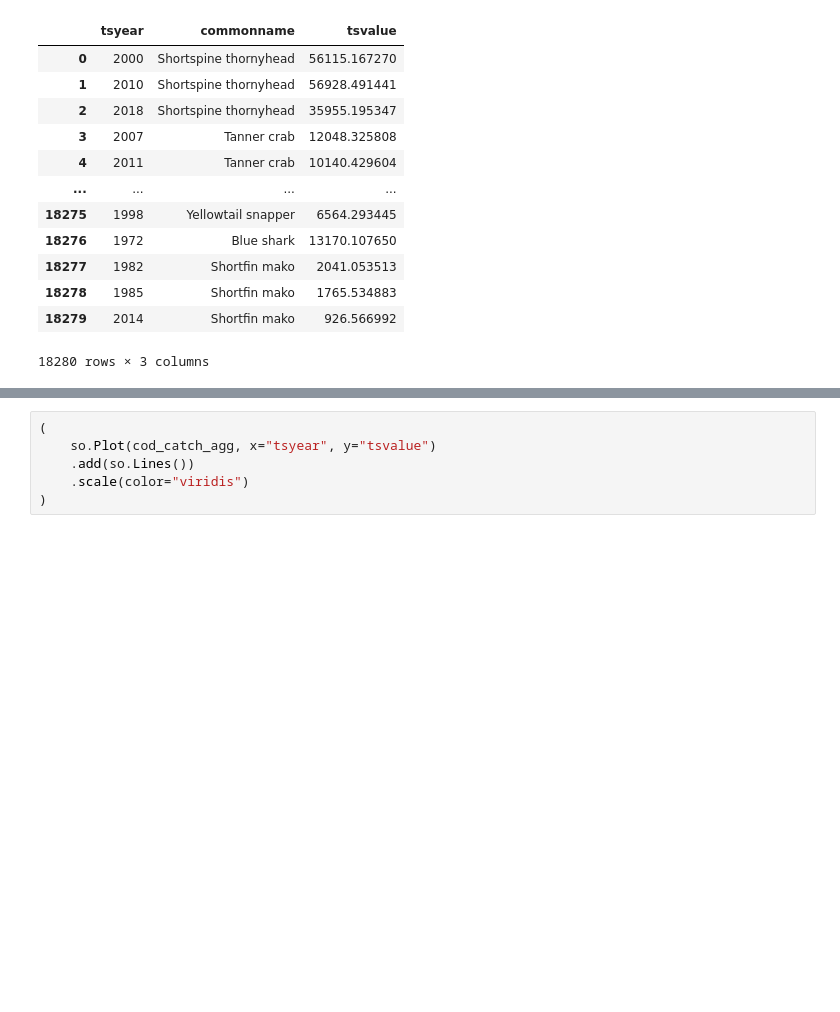
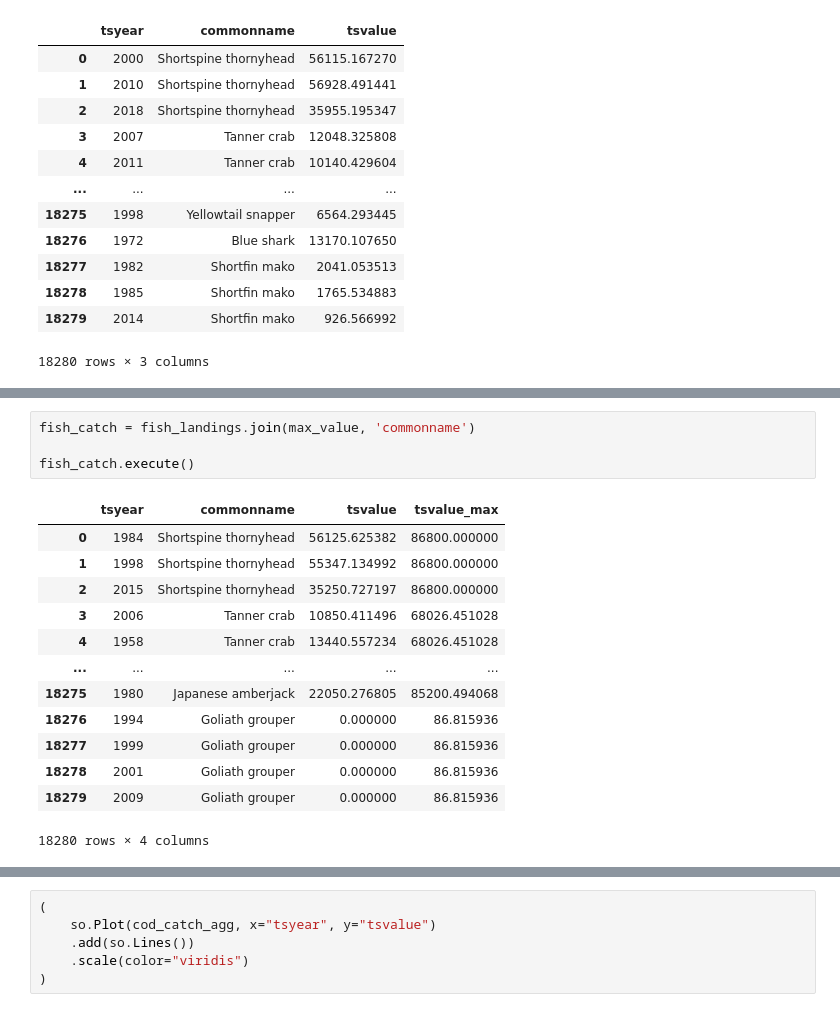
Before and after one commit to espm-288/fish-la-erg-fish, a Jupyter notebook: notebook.ipynb, the cells around one changed output, grey strips where cells are left out. Drawn from its saved outputs; the diff is of its cells as text; blank space fills up the shorter version.

```diff
--- a/notebook.ipynb
+++ b/notebook.ipynb
@@ -183,0 +201,18 @@ fish_landings.execute()
+# %%
+fish_catch = fish_landings.join(max_value, 'commonname')
+
+fish_catch.execute()
+# %% [output]
+|  | tsyear | commonname | tsvalue | tsvalue_max |
+| 0 | 1984 | Shortspine thornyhead | 56125.625382 | 86800.000000 |
+| 1 | 1998 | Shortspine thornyhead | 55347.134992 | 86800.000000 |
+| 2 | 2015 | Shortspine thornyhead | 35250.727197 | 86800.000000 |
+| 3 | 2006 | Tanner crab | 10850.411496 | 68026.451028 |
+| 4 | 1958 | Tanner crab | 13440.557234 | 68026.451028 |
+| ... | ... | ... | ... | ... |
+| 18275 | 1980 | Japanese amberjack | 22050.276805 | 85200.494068 |
+| 18276 | 1994 | Goliath grouper | 0.000000 | 86.815936 |
+| 18277 | 1999 | Goliath grouper | 0.000000 | 86.815936 |
+| 18278 | 2001 | Goliath grouper | 0.000000 | 86.815936 |
+| 18279 | 2009 | Goliath grouper | 0.000000 | 86.815936 |
+18280 rows × 4 columns
```
Also changed, not shown: parts of 3 cells of this notebook.
